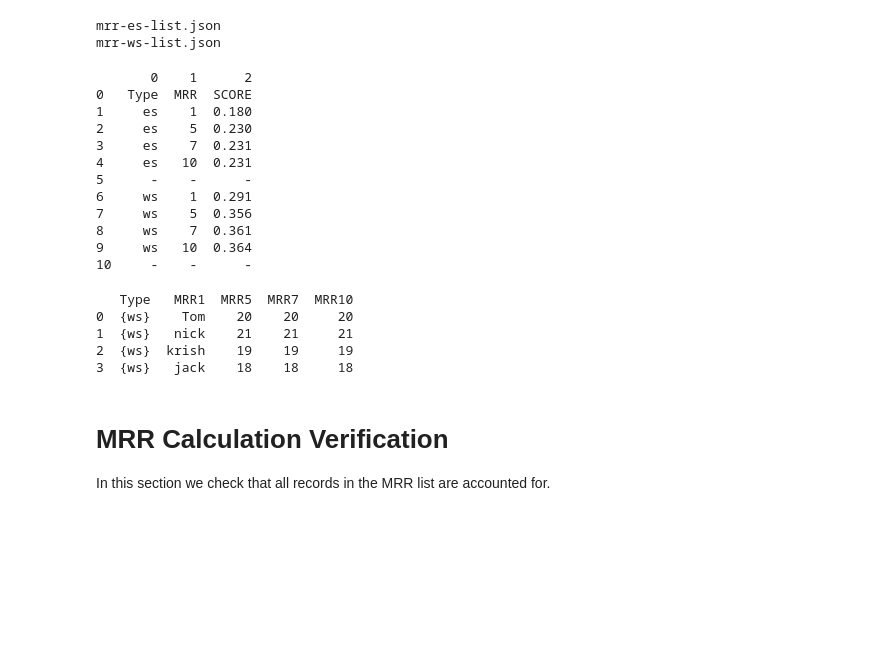
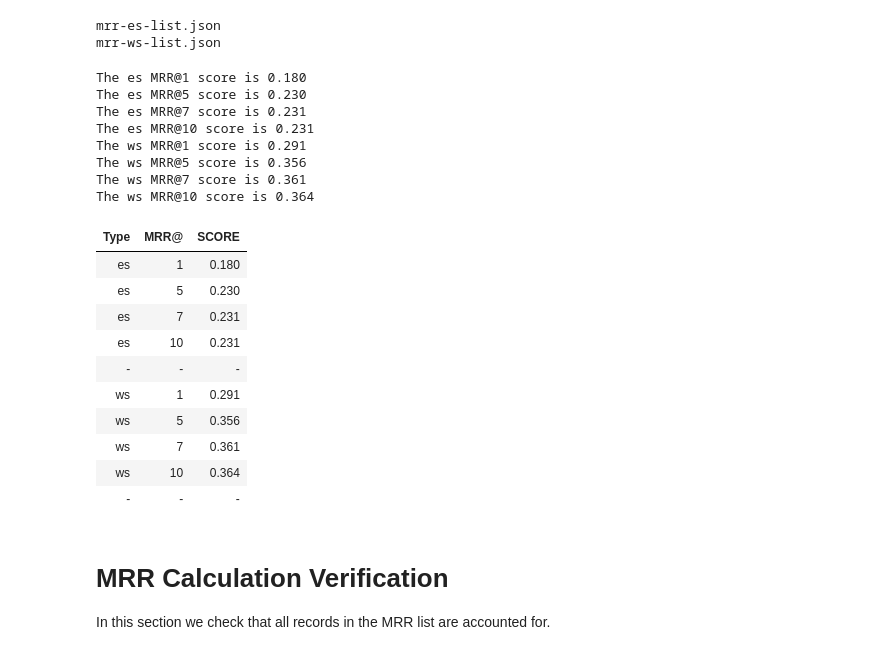
Before and after one commit to ColinDaly75/QAC_with_LTR_for_ES, a Jupyter notebook: mrr-enterprise-search.ipynb, the cells around one changed output. Saved outputs shown, nothing was run; the diff lists cells and outputs as text; code cells hidden in the pictures; blank space fills up the shorter version.

```diff
--- a/mrr-enterprise-search.ipynb
+++ b/mrr-enterprise-search.ipynb
@@ -173,7 +173,7 @@ mrr-es-list.json
 mrr-ws-list.json
 # %%
 qac_types = ["es", "ws"]
-list = [('Type','MRR','SCORE')]
+list = [('Type','MRR@','SCORE')]
 for x in qac_types:
     #with open('mrr-ws-list.json', 'r') as f:
     with open("mrr-" +x +"-list.json", 'r') as f:
@@ -183,7 +183,7 @@ for x in qac_types:
 
         for COUNT in MRR_CUTOFFS:
             MRR_COUNT=mean_reciprocal_rank(data_tidy,COUNT)
-            #print ('The ' +x+ ' MRR@{}'.format(COUNT),"score is ""%.3f" %MRR_COUNT)
+            print ('The ' +x+ ' MRR@{}'.format(COUNT),"score is ""%.3f" %MRR_COUNT)
             list.append([x,COUNT,"%.3f" %MRR_COUNT])
         #print ("") # divider
         list.append(["-","-","-"])
@@ -200,40 +200,32 @@ for x in qac_types:
 #df = pd.DataFrame(list)
 # print dataframe.
 #print(df)
+# %% [output]
+The es MRR@1 score is 0.180
+The es MRR@5 score is 0.230
+The es MRR@7 score is 0.231
+The es MRR@10 score is 0.231
+The ws MRR@1 score is 0.291
+The ws MRR@5 score is 0.356
+The ws MRR@7 score is 0.361
+The ws MRR@10 score is 0.364
-# %%
-df = pd.DataFrame(list)
-# print dataframe.
-print(df)
-# %% [output]
-       0    1      2
-0   Type  MRR  SCORE
-1     es    1  0.180
-2     es    5  0.230
-3     es    7  0.231
-4     es   10  0.231
-5      -    -      -
-6     ws    1  0.291
-7     ws    5  0.356
-8     ws    7  0.361
-9     ws   10  0.364
-10     -    -      -
-# %%
-# initialize list of lists
-data = {'Type': [{x},{x},{x},{x}],
-        'MRR1': ['Tom', 'nick', 'krish', 'jack'],
-        'MRR5': [20, 21, 19, 18],
-        'MRR7': [20, 21, 19, 18],
-        'MRR10': [20, 21, 19, 18]
-       }
-df = pd.DataFrame(data)
-# print dataframe.
-print(df)
-# %% [output]
-   Type   MRR1  MRR5  MRR7  MRR10
-0  {ws}    Tom    20    20     20
-1  {ws}   nick    21    21     21
-2  {ws}  krish    19    19     19
-3  {ws}   jack    18    18     18
+# %%
+#express the above in table form
+df = pd.DataFrame(list)
+df = df.rename(columns=df.iloc[0]).drop(df.index[0])   #first row of tables becomes header
+HTML(df.to_html(index=False))
+# %% [output]
+| Type | MRR@ | SCORE |
+| es | 1 | 0.180 |
+| es | 5 | 0.230 |
+| es | 7 | 0.231 |
+| es | 10 | 0.231 |
+| - | - | - |
+| ws | 1 | 0.291 |
+| ws | 5 | 0.356 |
+| ws | 7 | 0.361 |
+| ws | 10 | 0.364 |
+| - | - | - |
 # %% [markdown]
 # **MRR Calculation Verification** <a class="anchor"  id="Verification"></a>
 In this section we check that all records in the MRR list are accounted for.
```
Also changed, not shown: parts of 2 cells of this notebook.
